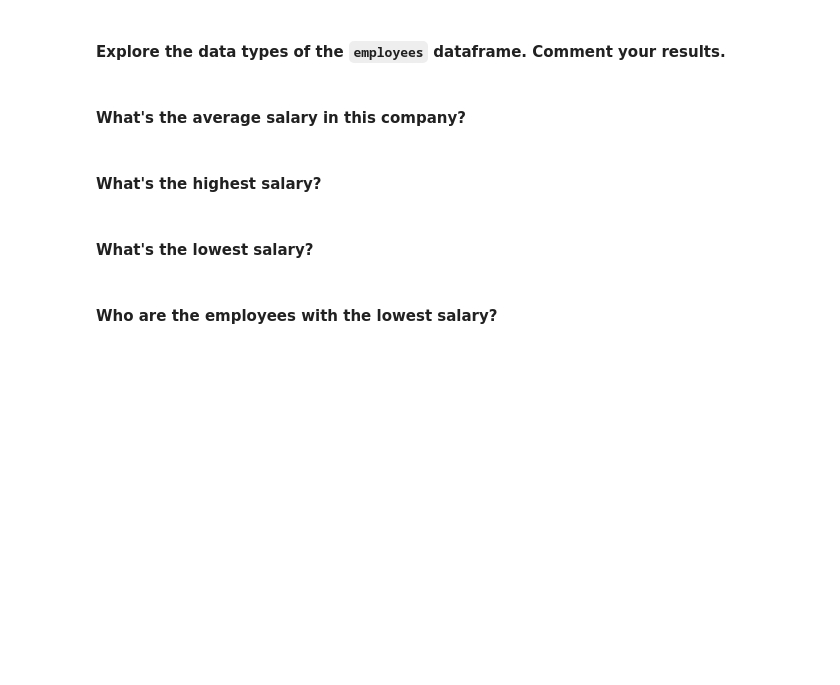
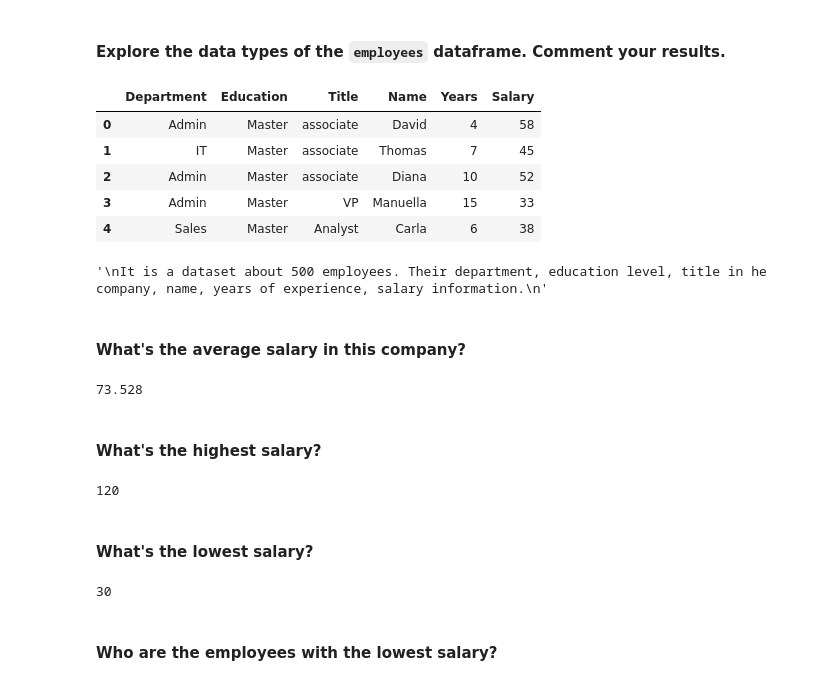
Before and after one commit to berkayersoy/IronLabs, a Jupyter notebook: module_2/lab10/main.ipynb, the cells around one changed output. Drawn from its saved outputs; the diff is of its cells as text; code cells hidden in the pictures; blank space fills up the shorter version.

```diff
--- a/module_2/lab10/main.ipynb
+++ b/module_2/lab10/main.ipynb
@@ -121,3 +124,11 @@ New York        8.133404
 #### Explore the data types of the `employees` dataframe. Comment your results.
 # %%
 # your code here
+employees.head()
+# %% [output]
+|  | Department | Education | Title | Name | Years | Salary |
+| 0 | Admin | Master | associate | David | 4 | 58 |
+| 1 | IT | Master | associate | Thomas | 7 | 45 |
+| 2 | Admin | Master | associate | Diana | 10 | 52 |
+| 3 | Admin | Master | VP | Manuella | 15 | 33 |
+| 4 | Sales | Master | Analyst | Carla | 6 | 38 |
@@ -128,14 +135,29 @@ your comments here
+# %%
+"""
+It is a dataset about 500 employees. Their department, education level, title in he company, name, years of experience, salary information.
+"""
+# %% [output]
+'\nIt is a dataset about 500 employees. Their department, education level, title in he company, name, years of experience, salary information.\n'
 # %% [markdown]
 #### What's the average salary in this company?
 # %%
 # your code here
+employees["Salary"].mean()
+# %% [output]
+73.528
 # %% [markdown]
 #### What's the highest salary?
 # %%
 # your code here
+employees["Salary"].max()
+# %% [output]
+120
 # %% [markdown]
 #### What's the lowest salary?
 # %%
 # your code here
+employees["Salary"].min()
+# %% [output]
+30
 # %% [markdown]
 #### Who are the employees with the lowest salary?
```
Also changed, not shown: parts of 19 cells of this notebook, 1 other file.
